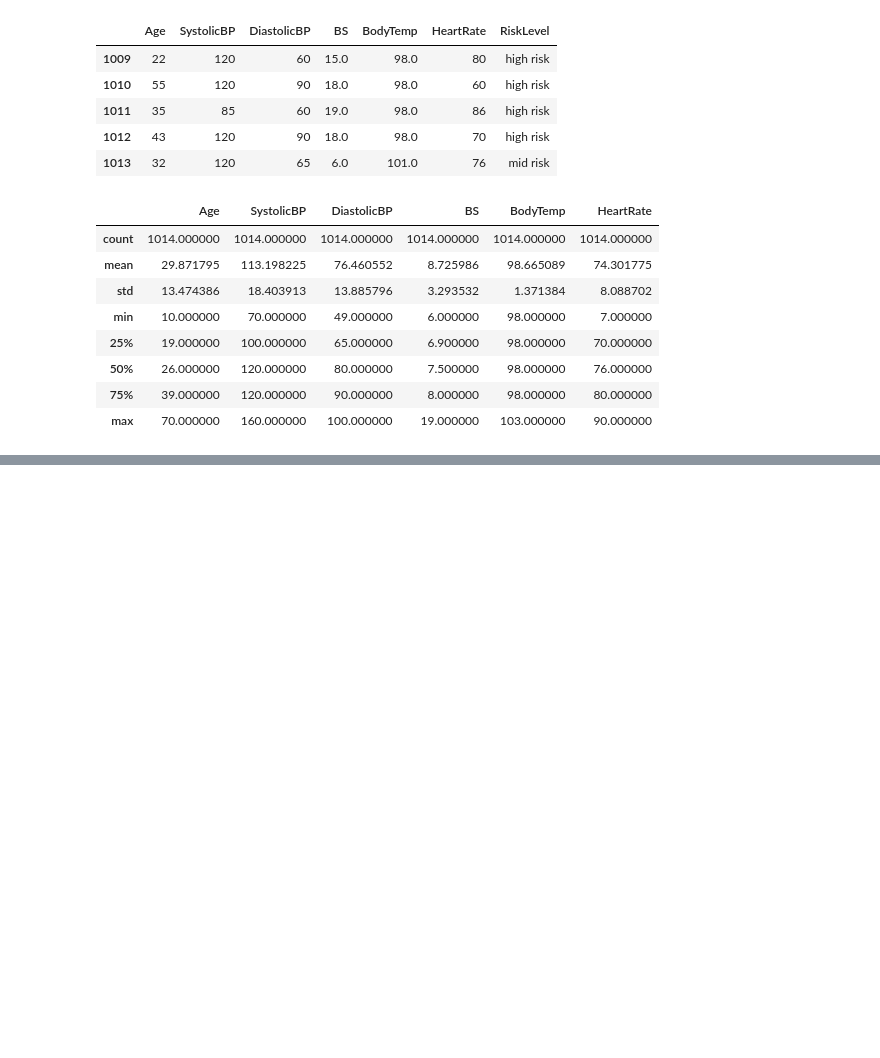
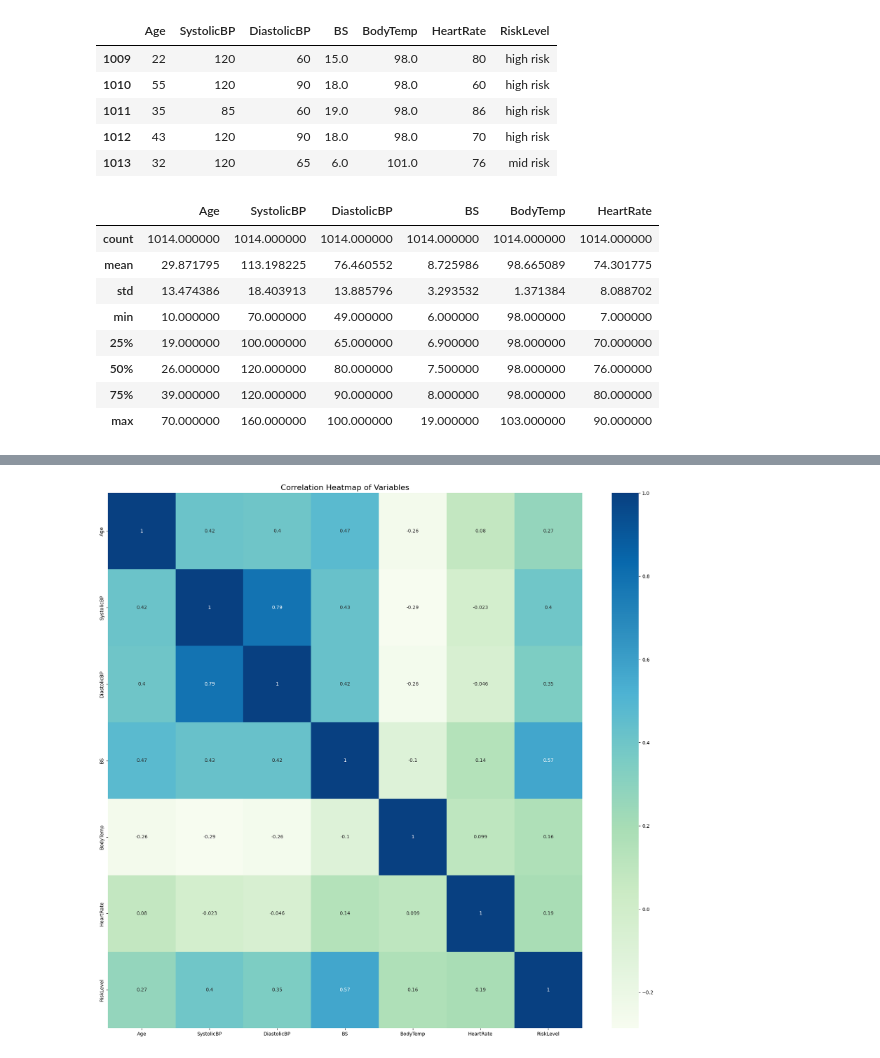
Before and after one commit to bhartikajal/-C-Users-KAJAL-OneDrive-Desktop-landing-page-, a Jupyter notebook: Maternal_Health_Project.ipynb, the cells around one changed output, grey strips where cells are left out. Saved outputs shown, nothing was run; the diff lists cells and outputs as text; code cells hidden in the pictures; blank space fills up the shorter version.

```diff
--- a/Maternal_Health_Project.ipynb
+++ b/Maternal_Health_Project.ipynb
@@ -89,0 +125,5 @@ ValueError: The palette dictionary is missing keys: {'high risk '}
+# %%
+# Map RiskLevel to integer values
+risk_mapping = {"low risk": 0, "mid risk": 1, "high risk": 2}
+m_df["RiskLevel"] = m_df["RiskLevel"].map(risk_mapping)
+m_df.info()
@@ -89,0 +145,8 @@ ValueError: The palette dictionary is missing keys: {'high risk '}
+# %%
+plt.figure(figsize=(22,20))
+sns.heatmap(m_df.corr(), annot=True, cmap = "GnBu")
+plt.title("Correlation Heatmap of Variables", fontsize=16)
+plt.savefig("maternal_heat_map_to_check_correlation.png")
+plt.show()
+# %% [output]
+[figure, added]
```
Also changed, not shown: parts of 46 cells of this notebook.
